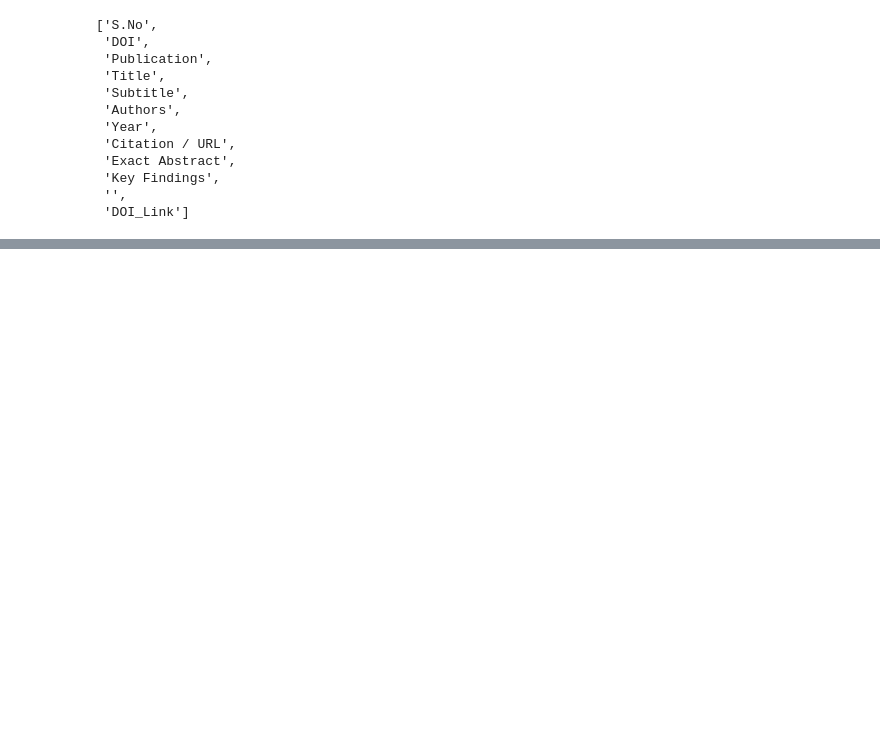
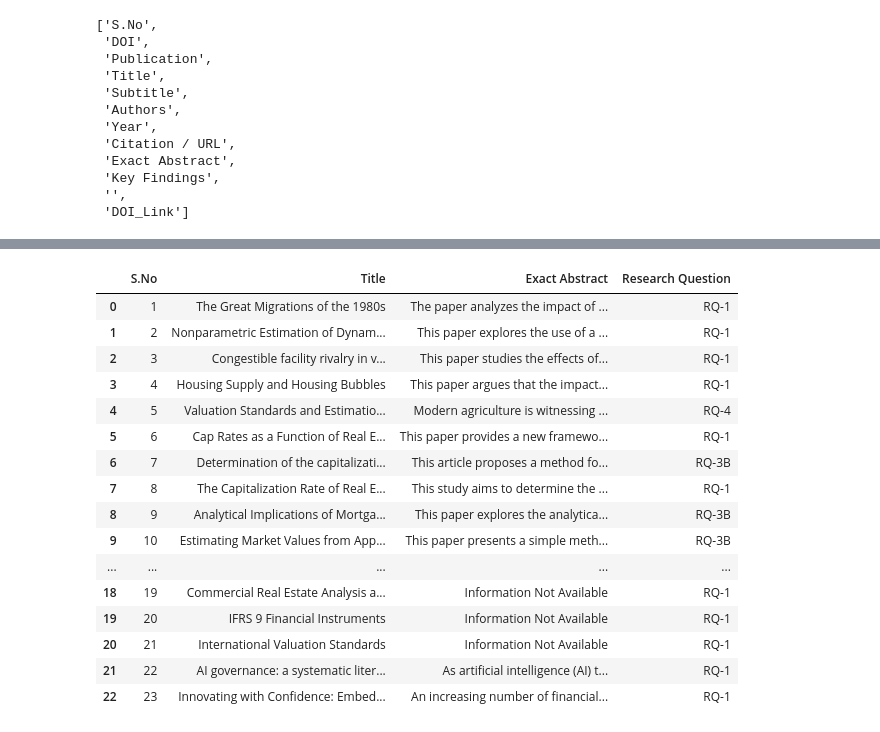
Before and after one commit to smonodeep/DynamicValuationGovernance, a Jupyter notebook: 00.Literature_Review.ipynb, the cells around one changed output, grey strips where cells are left out. Drawn from its saved outputs; the diff is of its cells as text; code cells hidden in the pictures; blank space fills up the shorter version.

Commit message:
Mapping for Literature data

```diff
--- a/00.Literature_Review.ipynb
+++ b/00.Literature_Review.ipynb
@@ -402,0 +402,78 @@ plt.show()
+# %%
+import pandas as pd
+from sklearn.metrics.pairwise import cosine_similarity
+
+# The following are assumed to be defined in previous cells:
+# preprocess_text function
+# tfidf_vectorizer (fitted)
+# df (the main DataFrame)
+
+# 1. Define Research Questions and their labels
+research_questions_map = {
+    'RQ-1': "How are Prices forming?",
+    'RQ-2': "What are the factors determining mispricing?",
+    'RQ-3A': "How does mispricing adjust(mechanism)?",
+    'RQ-4': "How uncertainty in valuation and its adjustment generated and transmitted across regimes/systems?",
+    'RQ-3B': "Can market based signals (Early Warning Systems) predict timing and direction of these adjustments(Anticipation)?"
+}
+
+# 2. Preprocess Research Questions using the existing preprocess_text function
+preprocessed_rqa_texts = [preprocess_text(text) for text in research_questions_map.values()]
+rq_labels = list(research_questions_map.keys())
+
+# 3. Vectorize Research Questions using the *already fitted* tfidf_vectorizer
+rq_vectors = tfidf_vectorizer.transform(preprocessed_rqa_texts)
+
+# 4. Prepare the abstracts for similarity calculation
+# Create a 'Processed_Abstract' column in the main DataFrame
+df['Processed_Abstract'] = df['Exact Abstract'].fillna('').apply(preprocess_text)
+
+# 5. Initialize the new 'Research Question' column with 'No Match'
+df['Research Question'] = 'No Match'
+
+# 6. Identify rows with non-empty processed abstracts for similarity calculation
+# We need to use df.index to apply loc later
+valid_abstract_indices = df[df['Processed_Abstract'].str.strip() != ''].index
+
+if not valid_abstract_indices.empty:
+    # Get the processed abstracts for these valid rows
+    valid_processed_abstracts = df.loc[valid_abstract_indices, 'Processed_Abstract']
+
+    # Vectorize these abstracts
+    abstract_vectors = tfidf_vectorizer.transform(valid_processed_abstracts)
+
+    # Calculate Cosine Similarity between valid abstracts and RQs
+    similarity_matrix = cosine_similarity(abstract_vectors, rq_vectors)
+
+    # Find the index of the highest similarity for each valid abstract
+    most_similar_rq_indices = similarity_matrix.argmax(axis=1)
+
+    # Get the corresponding RQ label for each valid abstract
+    assigned_rqs = [rq_labels[idx] for idx in most_similar_rq_indices]
+
+    # Update the 'Research Question' column for the valid rows
+    df.loc[valid_abstract_indices, 'Research Question'] = assigned_rqs
+
+# Display the DataFrame with the new column for verification
+display(df[['S.No', 'Title', 'Exact Abstract', 'Research Question']])
+
+# It's good practice to drop temporary columns if they are not needed
+df.drop(columns=['Processed_Abstract'], inplace=True)
+# %% [output]
+|  | S.No | Title | Exact Abstract | Research Question |
+| 0 | 1 | The Great Migrations of the 1980s | The paper analyzes the impact of ... | RQ-1 |
+| 1 | 2 | Nonparametric Estimation of Dynam... | This paper explores the use of a ... | RQ-1 |
+| 2 | 3 | Congestible facility rivalry in v... | This paper studies the effects of... | RQ-1 |
+| 3 | 4 | Housing Supply and Housing Bubbles | This paper argues that the impact... | RQ-1 |
+| 4 | 5 | Valuation Standards and Estimatio... | Modern agriculture is witnessing ... | RQ-4 |
+| 5 | 6 | Cap Rates as a Function of Real E... | This paper provides a new framewo... | RQ-1 |
+| 6 | 7 | Determination of the capitalizati... | This article proposes a method fo... | RQ-3B |
+| 7 | 8 | The Capitalization Rate of Real E... | This study aims to determine the ... | RQ-1 |
+| 8 | 9 | Analytical Implications of Mortga... | This paper explores the analytica... | RQ-3B |
+| 9 | 10 | Estimating Market Values from App... | This paper presents a simple meth... | RQ-3B |
+| ... | ... | ... | ... | ... |
+| 18 | 19 | Commercial Real Estate Analysis a... | Information Not Available | RQ-1 |
+| 19 | 20 | IFRS 9 Financial Instruments | Information Not Available | RQ-1 |
+| 20 | 21 | International Valuation Standards | Information Not Available | RQ-1 |
+| 21 | 22 | AI governance: a systematic liter... | As artificial intelligence (AI) t... | RQ-1 |
+| 22 | 23 | Innovating with Confidence: Embed... | An increasing number of financial... | RQ-1 |
```
Also changed, not shown: parts of 10 cells of this notebook.
